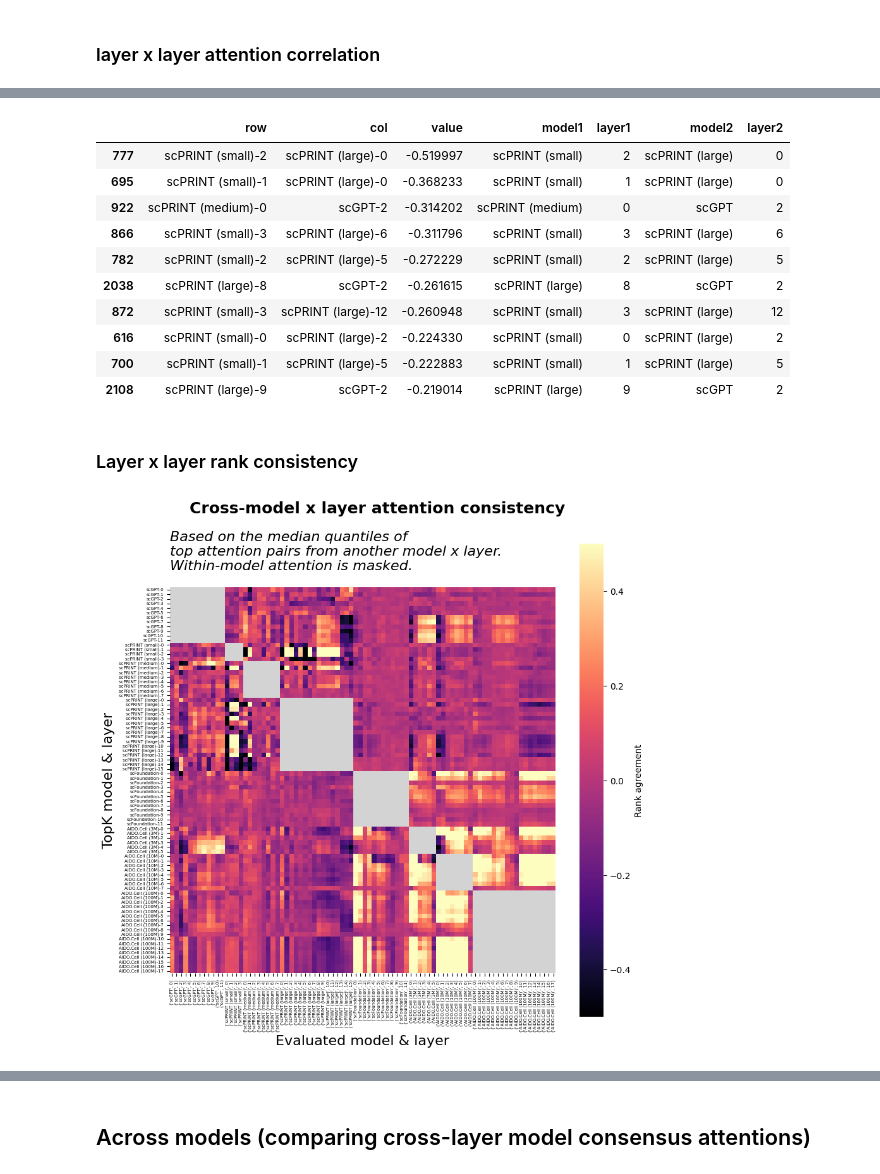
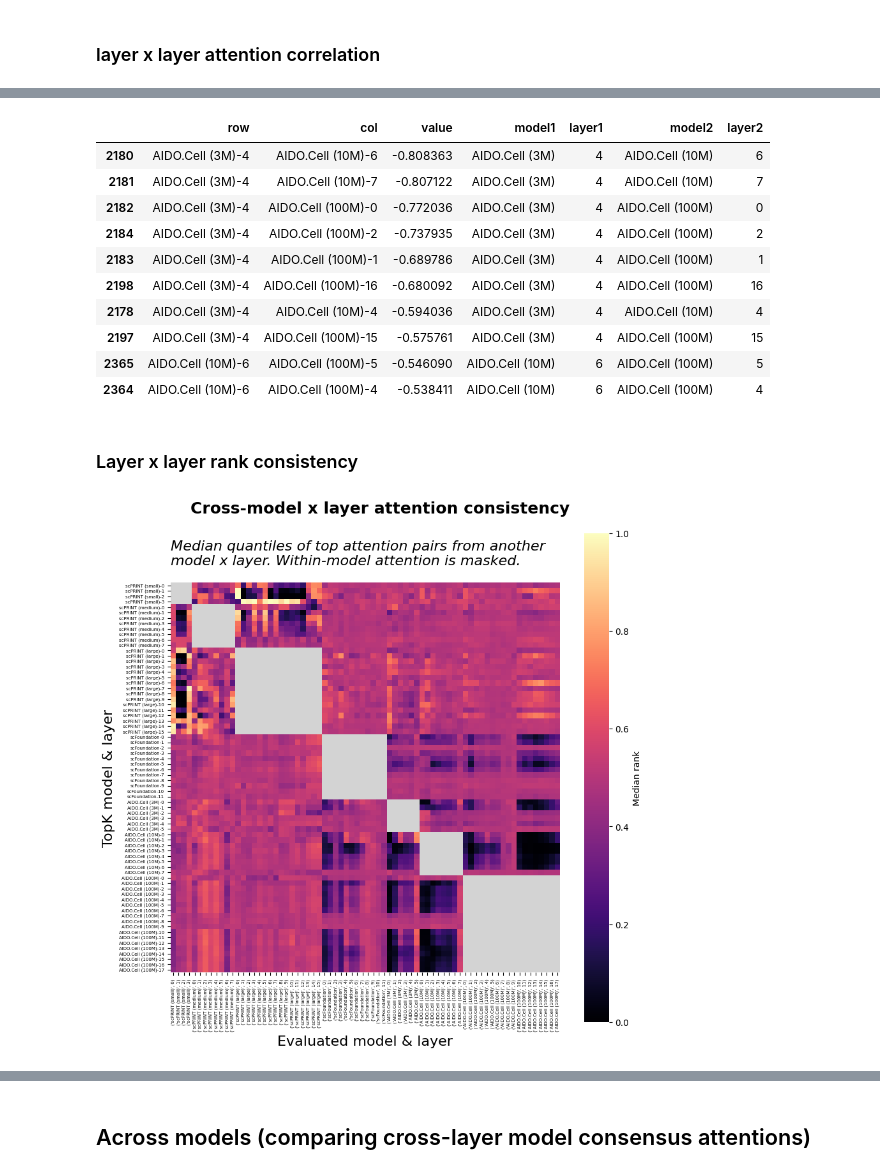
Before and after one commit to napistu/napistu-scrapyard, a Jupyter notebook: applications/foundation_models/compare_embeddings.ipynb, the cells around one changed output, grey strips where cells are left out. Cells and saved outputs as stored; diff of their text form; code cells hidden in the pictures.

```diff
--- a/applications/foundation_models/compare_embeddings.ipynb
+++ b/applications/foundation_models/compare_embeddings.ipynb
@@ -63,3 +209,0 @@ model_prefixes = [_get_disk_name(model_name, model_variant) for model_name, mode
-# %%
-# load each model's weights, gene annotations, and model metadata
-models = FoundationModels.load_multiple(OUTPUT_DIR, model_prefixes)
@@ -472,3 +577,12 @@ INFO:napistu_torch.utils.tensor_utils:Computing Spearman correlation for 317209
+# %%
+
+model_layers_df = get_model_layer_labels(cross_model_top_attentions)
+model_col_values = model_layers_df["model"]
+model_layer_labels = model_layers_df["label"].tolist()
+
+# Create mask where models match (True = mask/hide these values)
+mask = model_col_values.to_numpy()[:, None] == model_col_values.to_numpy()[None, :]
+assert mask.shape == cross_model_attention_corr.shape
 # %% [markdown]
 ### layer x layer attention correlation
 # %%
@@ -516,10 +630,4 @@ plt.show()
 # %%
-model_layer_labels_df = pd.DataFrame(
-    wide_consistent_attentions.columns.tolist(),
-    columns = ["model", "layer"]
-)
-model_layer_labels_df["label"] = model_layer_labels
-
 triplet_df = (
     pd.DataFrame(
         cross_model_attention_corr,
@@ -531,41 +639,42 @@ triplet_df = (
     .rename(columns={'level_0': 'row', 'level_1': 'col'})
     .query('row > col')  # Lower triangle excluding diagonal
     # expand layer metadata
-    .merge(model_layer_labels_df.rename(columns = {"model" : "model1", "layer" : "layer1", "label" : "row"}))
-    .merge(model_layer_labels_df.rename(columns = {"model" : "model2", "layer" : "layer2", "label" : "col"}))
+    .merge(model_layers_df.rename(columns = {"model" : "model1", "layer" : "layer1", "label" : "row"}))
+    .merge(model_layers_df.rename(columns = {"model" : "model2", "layer" : "layer2", "label" : "col"}))
 )
 
 triplet_df.query('model1 != model2').sort_values('value', ascending = True).head(10)
 # %% [output]
 |  | row | col | value | model1 | layer1 | model2 | layer2 |
-| 777 | scPRINT (small)-2 | scPRINT (large)-0 | -0.519997 | scPRINT (small) | 2 | scPRINT (large) | 0 |
-| 695 | scPRINT (small)-1 | scPRINT (large)-0 | -0.368233 | scPRINT (small) | 1 | scPRINT (large) | 0 |
-| 922 | scPRINT (medium)-0 | scGPT-2 | -0.314202 | scPRINT (medium) | 0 | scGPT | 2 |
-| 866 | scPRINT (small)-3 | scPRINT (large)-6 | -0.311796 | scPRINT (small) | 3 | scPRINT (large) | 6 |
-| 782 | scPRINT (small)-2 | scPRINT (large)-5 | -0.272229 | scPRINT (small) | 2 | scPRINT (large) | 5 |
-| 2038 | scPRINT (large)-8 | scGPT-2 | -0.261615 | scPRINT (large) | 8 | scGPT | 2 |
-| 872 | scPRINT (small)-3 | scPRINT (large)-12 | -0.260948 | scPRINT (small) | 3 | scPRINT (large) | 12 |
-| 616 | scPRINT (small)-0 | scPRINT (large)-2 | -0.224330 | scPRINT (small) | 0 | scPRINT (large) | 2 |
-| 700 | scPRINT (small)-1 | scPRINT (large)-5 | -0.222883 | scPRINT (small) | 1 | scPRINT (large) | 5 |
-| 2108 | scPRINT (large)-9 | scGPT-2 | -0.219014 | scPRINT (large) | 9 | scGPT | 2 |
+| 2180 | AIDO.Cell (3M)-4 | AIDO.Cell (10M)-6 | -0.808363 | AIDO.Cell (3M) | 4 | AIDO.Cell (10M) | 6 |
+| 2181 | AIDO.Cell (3M)-4 | AIDO.Cell (10M)-7 | -0.807122 | AIDO.Cell (3M) | 4 | AIDO.Cell (10M) | 7 |
+| 2182 | AIDO.Cell (3M)-4 | AIDO.Cell (100M)-0 | -0.772036 | AIDO.Cell (3M) | 4 | AIDO.Cell (100M) | 0 |
+| 2184 | AIDO.Cell (3M)-4 | AIDO.Cell (100M)-2 | -0.737935 | AIDO.Cell (3M) | 4 | AIDO.Cell (100M) | 2 |
+| 2183 | AIDO.Cell (3M)-4 | AIDO.Cell (100M)-1 | -0.689786 | AIDO.Cell (3M) | 4 | AIDO.Cell (100M) | 1 |
+| 2198 | AIDO.Cell (3M)-4 | AIDO.Cell (100M)-16 | -0.680092 | AIDO.Cell (3M) | 4 | AIDO.Cell (100M) | 16 |
+| 2178 | AIDO.Cell (3M)-4 | AIDO.Cell (10M)-4 | -0.594036 | AIDO.Cell (3M) | 4 | AIDO.Cell (10M) | 4 |
+| 2197 | AIDO.Cell (3M)-4 | AIDO.Cell (100M)-15 | -0.575761 | AIDO.Cell (3M) | 4 | AIDO.Cell (100M) | 15 |
+| 2365 | AIDO.Cell (10M)-6 | AIDO.Cell (100M)-5 | -0.546090 | AIDO.Cell (10M) | 6 | AIDO.Cell (100M) | 5 |
+| 2364 | AIDO.Cell (10M)-6 | AIDO.Cell (100M)-4 | -0.538411 | AIDO.Cell (10M) | 6 | AIDO.Cell (100M) | 4 |
 # %% [markdown]
 ### Layer x layer rank consistency
 # %%
 model_x_layer_rank_agreement = comparisons["cross_model_x_layer_rank_agreement"]
 
 # [0,1] low quantiles are more consistent (ranks in attent B | top in A)
-raw_conditional_quantiles = (
+conditional_quantiles = (
     model_x_layer_rank_agreement
-    .pivot(
+    .pivot_table(
         index = ["query_model", "query_layer"],
         columns = ["eval_model", "eval_layer"],
-        values = "median_quantile"
+        values = "median_quantile",
+        aggfunc = "median"
     )
 )
 
 # Reorder to match model/layer ordering from wide_consistent_attentions
 reordered_index = reorder_multindex_by_categorical_and_numeric(
-    raw_conditional_quantiles.index,
+    conditional_quantiles.index,
     categorical_order=model_order,
     categorical_level=0,  # query_model
     numeric_level=1       # query_layer
@@ -573,13 +682,10 @@ reordered_index = reorder_multindex_by_categorical_and_numeric(
 
 # Get categorical order (model order) from reference
 # Reorder index and columns
-raw_conditional_quantiles = raw_conditional_quantiles.reindex(
+conditional_quantiles = conditional_quantiles.reindex(
     index=reordered_index,
     columns=reordered_index
 )
-
-# [0,1] -> [-1,1] with values near 1 being more consistent
-conditional_quantiles = (0.5 + -1 * raw_conditional_quantiles)*2
 
 # mask within-model block diagonal
 model_col_values = conditional_quantiles.columns.get_level_values(0)
@@ -587,38 +693,36 @@ model_col_values = conditional_quantiles.columns.get_level_values(0)
 # Create mask where models match (True = mask/hide these values)
 mask = model_col_values.to_numpy()[:, None] == model_col_values.to_numpy()[None, :]
 # %%
-model_layer_labels = [f"{model}-{layer}" for model, layer in conditional_quantiles.columns]
-
 plot_heatmap(
     conditional_quantiles,
     row_labels = model_layer_labels,
     suptitle="Cross-model x layer attention consistency",
-    title="Based on the median quantiles of\ntop attention pairs from another model x layer.\nWithin-model attention is masked.",
+    title="Median quantiles of top attention pairs from another\nmodel x layer. Within-model attention is masked.",
     xlabel = "Evaluated model & layer",
     ylabel = "TopK model & layer",
     cmap='magma',
     cbar=True,
     fmt='.2f',
-    vmax=0.5,
-    vmin=-0.5,
-    cbar_label='Rank agreement',
+    vmax=1,
+    vmin=-0,
+    cbar_label='Median rank',
     mask = mask,
     mask_upper_triangle=False,
     mask_color='lightgray',
     annot=False,
     square=True,
     suptitle_size=18,
     title_size=16,
     axis_title_size=16,
     tick_label_size=5,
     title_fontstyle="italic",
     title_fontweight="normal",
     figsize=(9, 9)
 )
 
 plt.show()
 # %% [output]
-[figure, old version]
+[figure, new version]
 # %%
 max_cross_model_layer_agreement = model_x_layer_rank_agreement.query('query_model != eval_model').sort_values('median_quantile', ascending = True).groupby(['eval_model', 'query_model']).first()
 max_cross_model_layer_agreement
```
Also changed, not shown: parts of 46 cells of this notebook.
